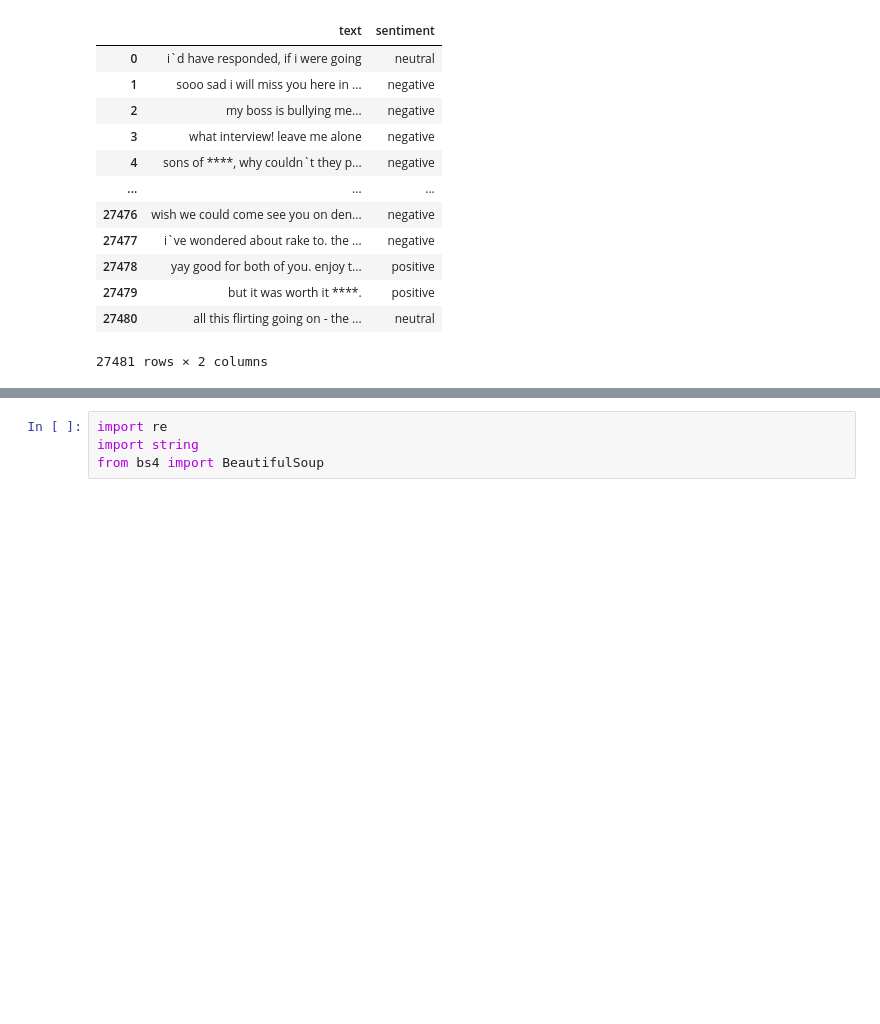
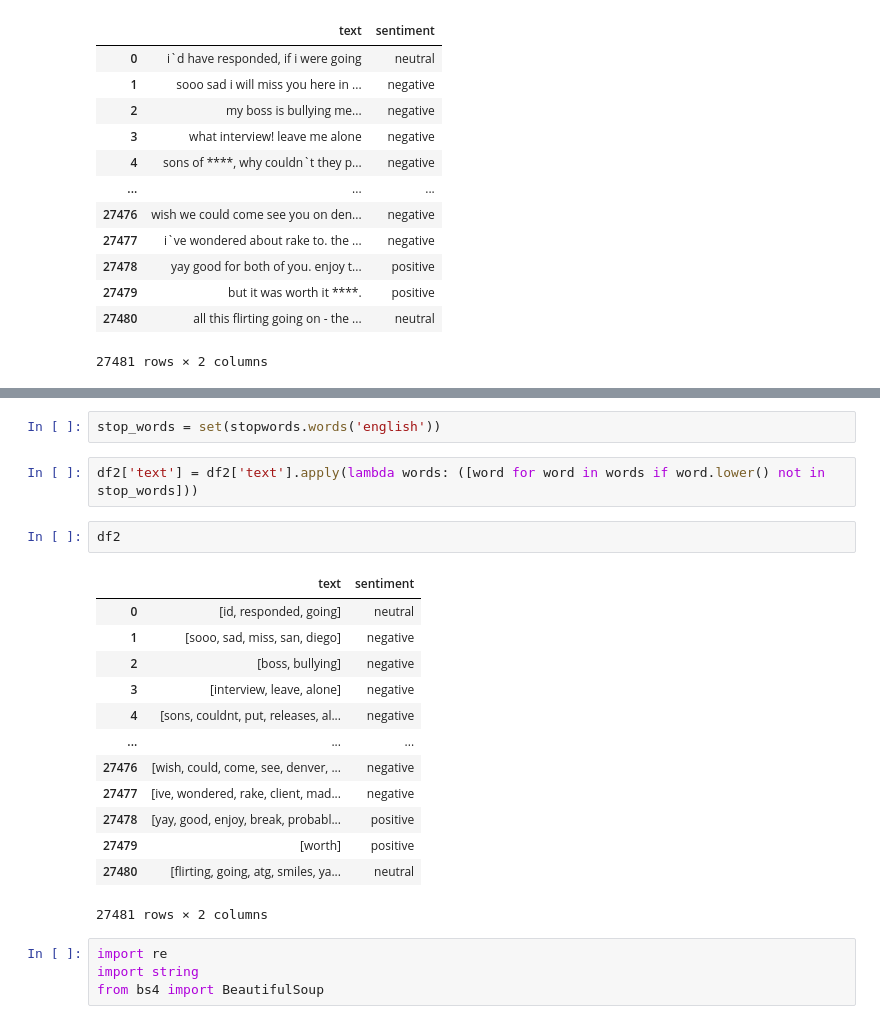
Before and after one commit to varuncode01/P_Sentiment_Analysis, a Jupyter notebook: P_Project2.ipynb, the cells around one changed output, grey strips where cells are left out. Drawn from its saved outputs; the diff is of its cells as text; blank space fills up the shorter version.

```diff
--- a/P_Project2.ipynb
+++ b/P_Project2.ipynb
@@ -204,3 +238,23 @@ df2
+# %%
+stop_words = set(stopwords.words('english'))
+# %%
+df2['text'] = df2['text'].apply(lambda words: ([word for word in words if word.lower() not in stop_words]))
+# %%
+df2
+# %% [output]
+|  | text | sentiment |
+| 0 | [id, responded, going] | neutral |
+| 1 | [sooo, sad, miss, san, diego] | negative |
+| 2 | [boss, bullying] | negative |
+| 3 | [interview, leave, alone] | negative |
+| 4 | [sons, couldnt, put, releases, al... | negative |
+| ... | ... | ... |
+| 27476 | [wish, could, come, see, denver, ... | negative |
+| 27477 | [ive, wondered, rake, client, mad... | negative |
+| 27478 | [yay, good, enjoy, break, probabl... | positive |
+| 27479 | [worth] | positive |
+| 27480 | [flirting, going, atg, smiles, ya... | neutral |
+27481 rows × 2 columns
 # %%
 import re
 import string
```
Also changed, not shown: parts of 16 cells of this notebook.
